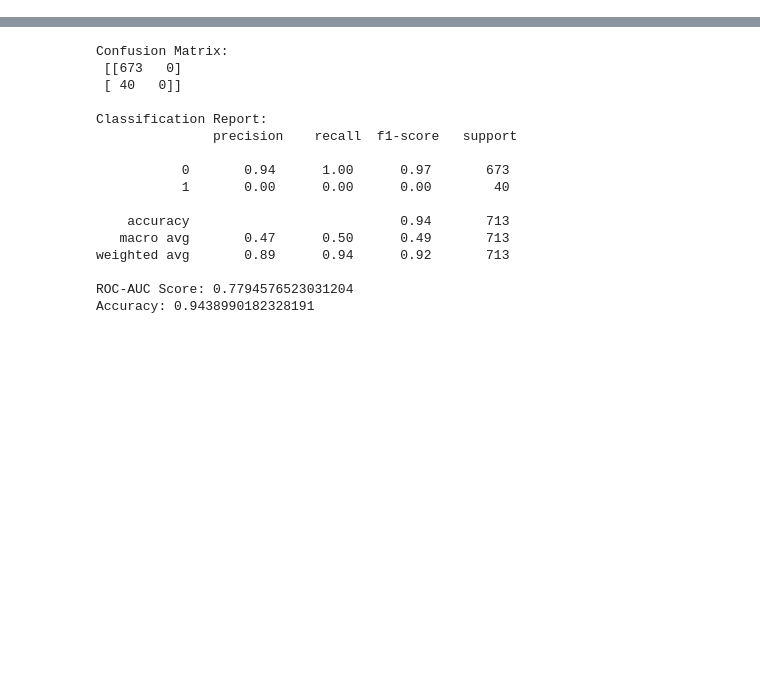
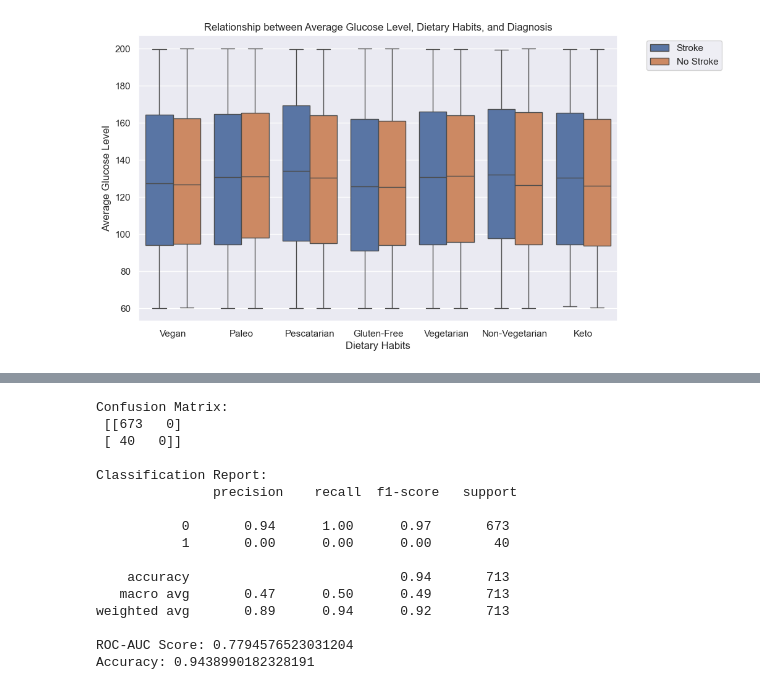
Before and after one commit to dyang0910/AI4ALL, a Jupyter notebook: Stroke_Project.ipynb, the cells around one changed output, grey strips where cells are left out. Cells and saved outputs as stored; diff of their text form; code cells hidden in the pictures; blank space fills up the shorter version.

```diff
--- a/Stroke_Project.ipynb
+++ b/Stroke_Project.ipynb
@@ -99,0 +74,11 @@ plt.show()
+# %%
+# Data Visualization 3: The Relationship between Average Glucose Level, Dietary Habits, and Diagnosis
+plt.figure(figsize=(10,6))
+sns.boxplot(data=clean_df, x="Dietary Habits", y="Average Glucose Level", hue="Diagnosis")
+plt.title("Relationship between Average Glucose Level, Dietary Habits, and Diagnosis")
+plt.xlabel("Dietary Habits")
+plt.ylabel("Average Glucose Level")
+plt.legend(bbox_to_anchor=(1.05, 1), loc='upper left')
+plt.show()
+# %% [output]
+[figure, added]
```
Also changed, not shown: parts of 8 cells of this notebook.
